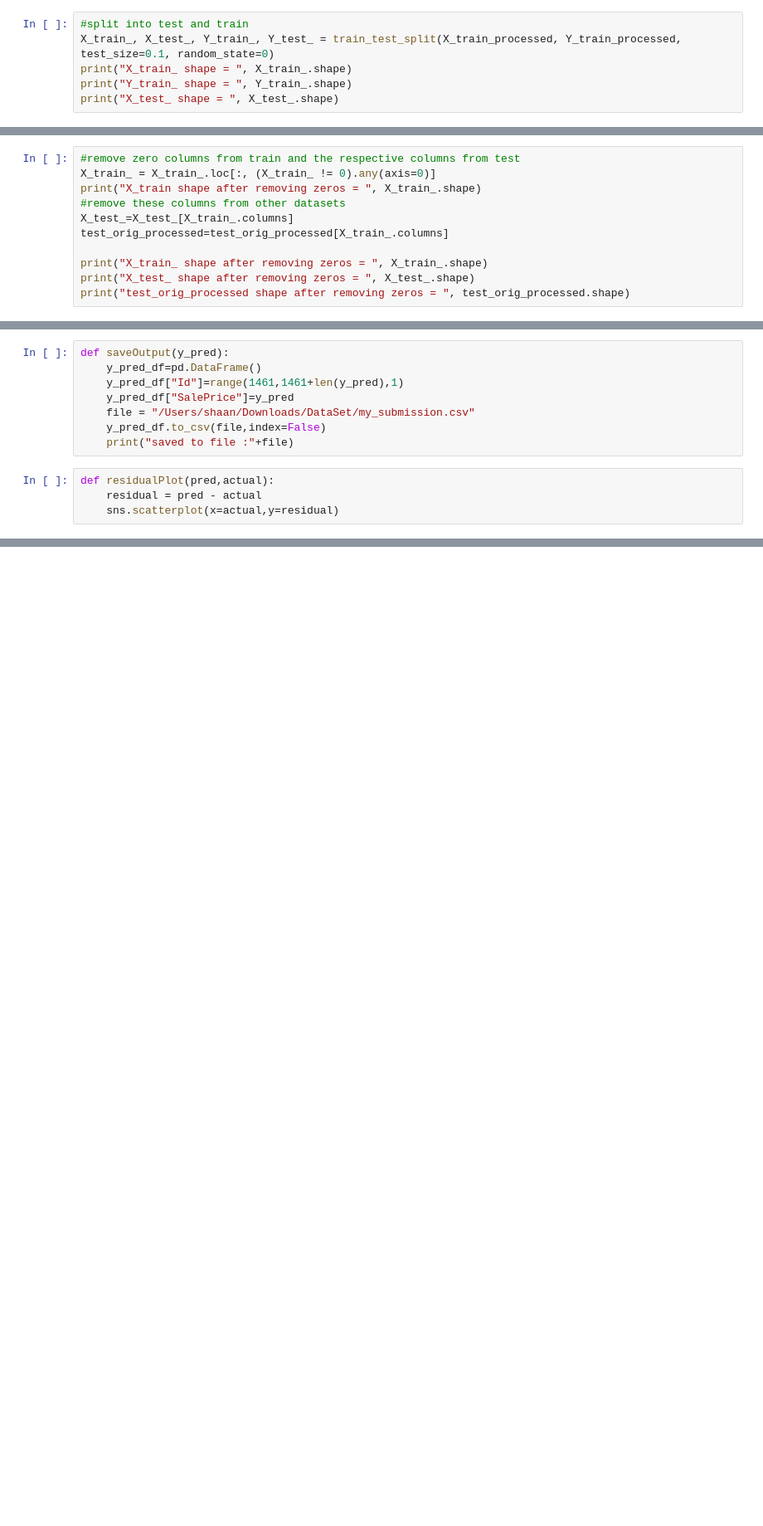
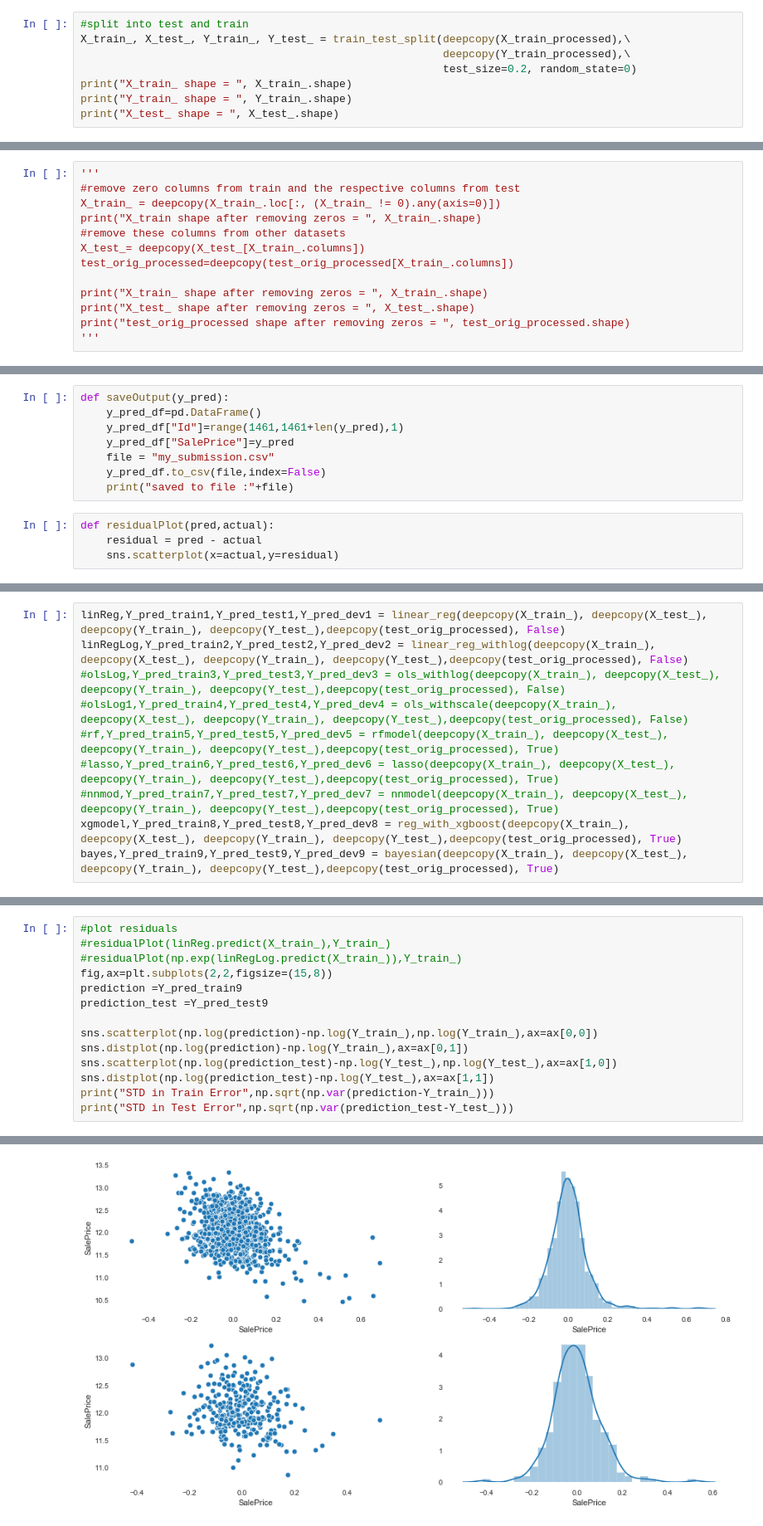
Before and after one commit to ashantanu/kaggle_house_pricing, a Jupyter notebook: HousePricingV3.ipynb, the cells around one changed output, grey strips where cells are left out. Shown: that part at 83% size. Cells and saved outputs as stored; diff of their text form; blank space fills up the shorter version.

```diff
--- a/HousePricingV3.ipynb
+++ b/HousePricingV3.ipynb
@@ -119,6 +139,8 @@ Y_train_processed = Y_train
 # %%
 #split into test and train
-X_train_, X_test_, Y_train_, Y_test_ = train_test_split(X_train_processed, Y_train_processed, test_size=0.1, random_state=0)
+X_train_, X_test_, Y_train_, Y_test_ = train_test_split(deepcopy(X_train_processed),\
+                                                        deepcopy(Y_train_processed),\
+                                                        test_size=0.2, random_state=0)
 print("X_train_ shape = ", X_train_.shape)
 print("Y_train_ shape = ", Y_train_.shape)
 print("X_test_ shape = ", X_test_.shape)
@@ -129,12 +151,14 @@ X_test_ shape =  (146, 303)
 # %%
+'''
 #remove zero columns from train and the respective columns from test
-X_train_ = X_train_.loc[:, (X_train_ != 0).any(axis=0)]
+X_train_ = deepcopy(X_train_.loc[:, (X_train_ != 0).any(axis=0)])
 print("X_train shape after removing zeros = ", X_train_.shape)
 #remove these columns from other datasets
-X_test_=X_test_[X_train_.columns]
-test_orig_processed=test_orig_processed[X_train_.columns]
+X_test_= deepcopy(X_test_[X_train_.columns])
+test_orig_processed=deepcopy(test_orig_processed[X_train_.columns])
 
 print("X_train_ shape after removing zeros = ", X_train_.shape)
 print("X_test_ shape after removing zeros = ", X_test_.shape)
 print("test_orig_processed shape after removing zeros = ", test_orig_processed.shape)
+'''
 # %% [output]
@@ -200,7 +175,7 @@ def saveOutput(y_pred):
     y_pred_df=pd.DataFrame()
     y_pred_df["Id"]=range(1461,1461+len(y_pred),1)
     y_pred_df["SalePrice"]=y_pred
-    file = "/Users/shaan/Downloads/DataSet/my_submission.csv"
+    file = "my_submission.csv"
     y_pred_df.to_csv(file,index=False)
     print("saved to file :"+file)
 # %%
@@ -558,0 +444,10 @@ Int64Index([], dtype='int64')
+# %%
+linReg,Y_pred_train1,Y_pred_test1,Y_pred_dev1 = linear_reg(deepcopy(X_train_), deepcopy(X_test_), deepcopy(Y_train_), deepcopy(Y_test_),deepcopy(test_orig_processed), False)
+linRegLog,Y_pred_train2,Y_pred_test2,Y_pred_dev2 = linear_reg_withlog(deepcopy(X_train_), deepcopy(X_test_), deepcopy(Y_train_), deepcopy(Y_test_),deepcopy(test_orig_processed), False)
+#olsLog,Y_pred_train3,Y_pred_test3,Y_pred_dev3 = ols_withlog(deepcopy(X_train_), deepcopy(X_test_), deepcopy(Y_train_), deepcopy(Y_test_),deepcopy(test_orig_processed), False)
+#olsLog1,Y_pred_train4,Y_pred_test4,Y_pred_dev4 = ols_withscale(deepcopy(X_train_), deepcopy(X_test_), deepcopy(Y_train_), deepcopy(Y_test_),deepcopy(test_orig_processed), False)
+#rf,Y_pred_train5,Y_pred_test5,Y_pred_dev5 = rfmodel(deepcopy(X_train_), deepcopy(X_test_), deepcopy(Y_train_), deepcopy(Y_test_),deepcopy(test_orig_processed), True)
+#lasso,Y_pred_train6,Y_pred_test6,Y_pred_dev6 = lasso(deepcopy(X_train_), deepcopy(X_test_), deepcopy(Y_train_), deepcopy(Y_test_),deepcopy(test_orig_processed), True)
+#nnmod,Y_pred_train7,Y_pred_test7,Y_pred_dev7 = nnmodel(deepcopy(X_train_), deepcopy(X_test_), deepcopy(Y_train_), deepcopy(Y_test_),deepcopy(test_orig_processed), True)
+xgmodel,Y_pred_train8,Y_pred_test8,Y_pred_dev8 = reg_with_xgboost(deepcopy(X_train_), deepcopy(X_test_), deepcopy(Y_train_), deepcopy(Y_test_),deepcopy(test_orig_processed), True)
+bayes,Y_pred_train9,Y_pred_test9,Y_pred_dev9 = bayesian(deepcopy(X_train_), deepcopy(X_test_), deepcopy(Y_train_), deepcopy(Y_test_),deepcopy(test_orig_processed), True)
@@ -558,0 +472,15 @@ Int64Index([], dtype='int64')
+# %%
+#plot residuals
+#residualPlot(linReg.predict(X_train_),Y_train_)
+#residualPlot(np.exp(linRegLog.predict(X_train_)),Y_train_)
+fig,ax=plt.subplots(2,2,figsize=(15,8))
+prediction =Y_pred_train9
+prediction_test =Y_pred_test9
+
+sns.scatterplot(np.log(prediction)-np.log(Y_train_),np.log(Y_train_),ax=ax[0,0])
+sns.distplot(np.log(prediction)-np.log(Y_train_),ax=ax[0,1])
+sns.scatterplot(np.log(prediction_test)-np.log(Y_test_),np.log(Y_test_),ax=ax[1,0])
+sns.distplot(np.log(prediction_test)-np.log(Y_test_),ax=ax[1,1])
+print("STD in Train Error",np.sqrt(np.var(prediction-Y_train_)))
+print("STD in Test Error",np.sqrt(np.var(prediction_test-Y_test_)))
+# %% [output]
@@ -558,0 +489 @@ Int64Index([], dtype='int64')
+[figure, added]
```
Also changed, not shown: parts of 74 cells of this notebook, 4 other files.
